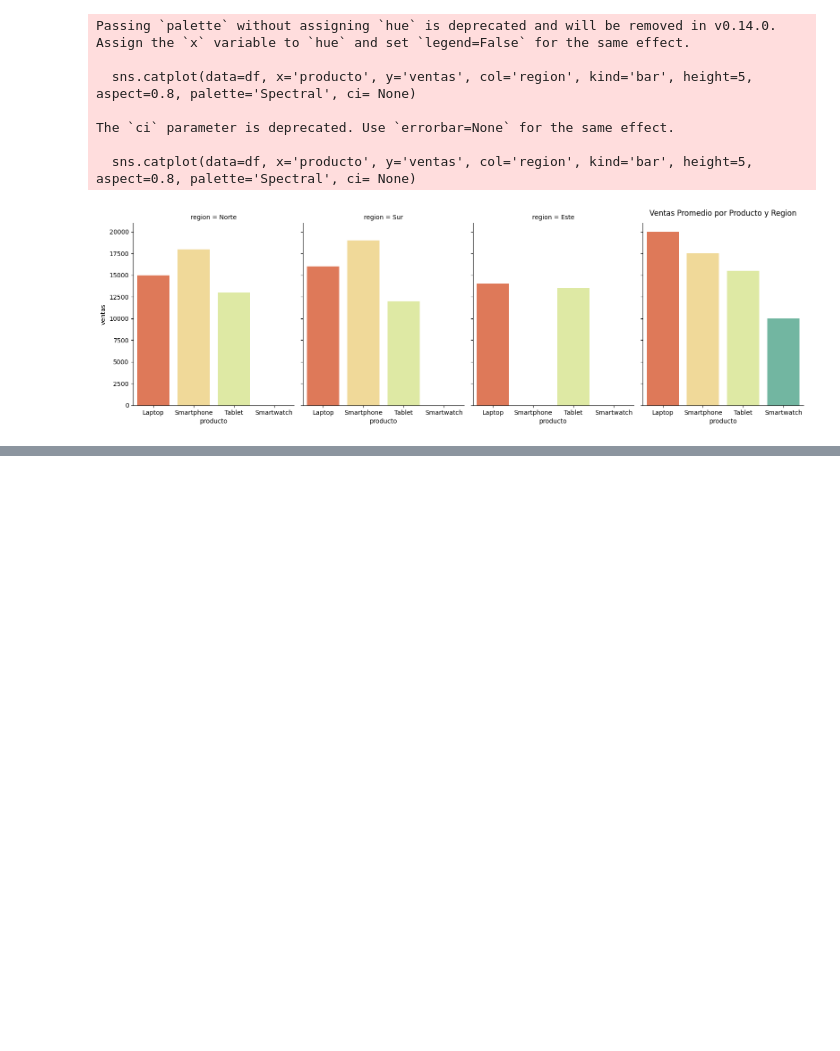
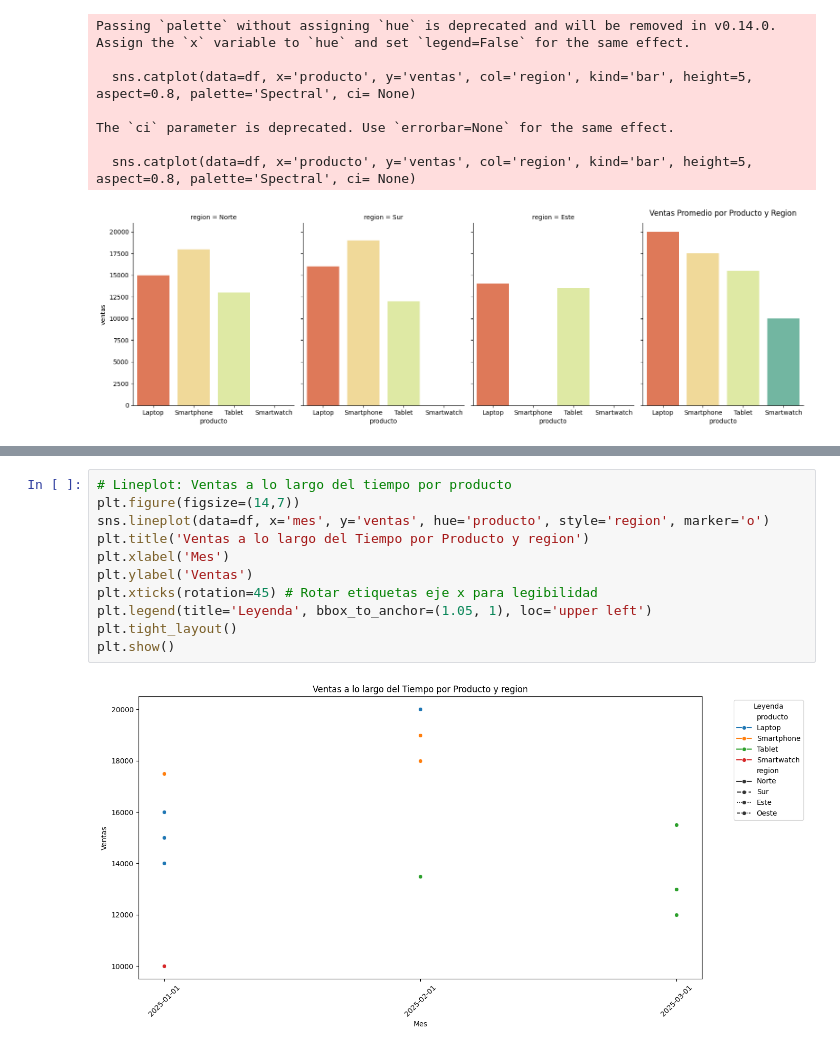
Before and after one commit to brunobobadilla06/Bruno-CienciaDeDatos, a Jupyter notebook: Seaborn1.ipynb, the cells around one changed output, grey strips where cells are left out. Drawn from its saved outputs; the diff is of its cells as text; blank space fills up the shorter version.

```diff
--- a/Seaborn1.ipynb
+++ b/Seaborn1.ipynb
@@ -255,0 +288,13 @@ The `ci` parameter is deprecated. Use `errorbar=None` for the same effect.
+# %%
+# Lineplot: Ventas a lo largo del tiempo por producto
+plt.figure(figsize=(14,7))
+sns.lineplot(data=df, x='mes', y='ventas', hue='producto', style='region', marker='o')
+plt.title('Ventas a lo largo del Tiempo por Producto y region')
+plt.xlabel('Mes')
+plt.ylabel('Ventas')
+plt.xticks(rotation=45) # Rotar etiquetas eje x para legibilidad
+plt.legend(title='Leyenda', bbox_to_anchor=(1.05, 1), loc='upper left')
+plt.tight_layout()
+plt.show()
+# %% [output]
+[figure, added]
```
Also changed, not shown: parts of 10 cells of this notebook.
